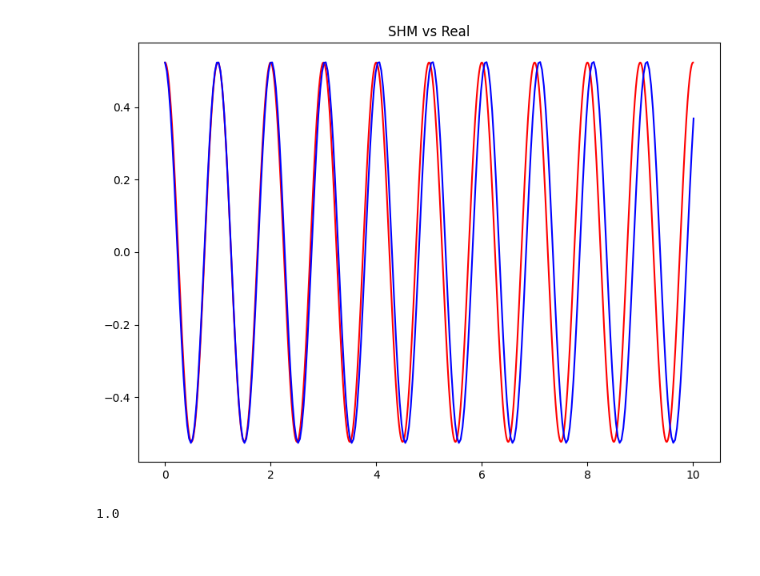
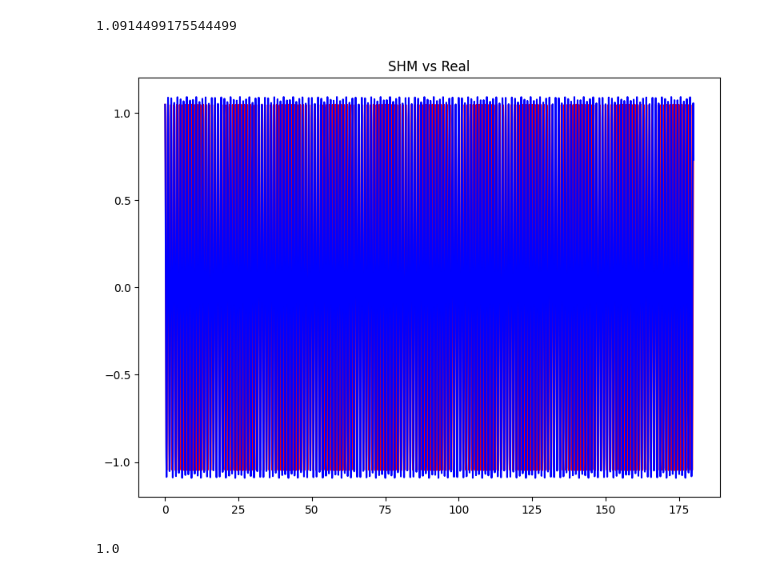
Before and after one commit to k1m-ch1/programming-files, a Jupyter notebook: programming_projects/physics/compare_real_and_shm_pendulum.ipynb, the cells around one changed output. Drawn from its saved outputs; the diff is of its cells as text; code cells hidden in the pictures.

```diff
--- a/programming_projects/physics/compare_real_and_shm_pendulum.ipynb
+++ b/programming_projects/physics/compare_real_and_shm_pendulum.ipynb
@@ -4,43 +4,46 @@ from scipy.integrate import solve_ivp
 import matplotlib.pyplot as plt
 # %%
 domain_min = 0
-domain_max = 10
-theta_zero = np.pi/6
+domain_max = 180
+theta_zero = np.pi/3
 omega = 2*np.pi
 
 
-t = np.linspace(0, 10, 10000)
+t = np.linspace(0, domain_max, 10000)
 y1 = theta_zero * np.cos(omega * t)
 
 def generate_plot(initial, domain_min, domain_max, dt):
     list_of_t = [0]
     list_of_theta = [initial]
     list_of_theta_dot = [0]
     theta_dot = lambda prev_theta, prev_theta_dot: prev_theta_dot - (omega**2)*np.sin(prev_theta)*dt
     theta = lambda prev_theta, theta_dot: prev_theta + theta_dot*dt
     for _ in range(round((domain_max - domain_min)/dt)):
         list_of_t.append(list_of_t[-1]+dt)
         list_of_theta_dot.append(theta_dot(list_of_theta[-1], list_of_theta_dot[-1]))
         list_of_theta.append(theta(list_of_theta[-1], list_of_theta_dot[-1]))
 
     return list_of_t, list_of_theta
 
-list_of_t, list_of_theta = generate_plot(theta_zero, domain_min, domain_max, 35*10**(-3))
+list_of_t, list_of_theta = generate_plot(theta_zero, domain_min, domain_max, 0.1)
 # Create subplots
 fig, axs = plt.subplots(1, 1, figsize=(8, 6))  # 3 rows, 1 column
+
+print(max(list_of_theta))
 
 # Plot data on each subplot
 axs.plot(t, y1, color='r')
 axs.set_title('SHM vs Real')
 axs.plot(list_of_t, list_of_theta, color='b')
 
 # Adjust layout
 plt.tight_layout()
 
 # Show plot
 plt.show()
 # %% [output]
+1.0914499175544499
-[figure, old version]
+[figure, new version]
 # %%
 np.sin(np.pi/2)
 # %% [output]
```
Also changed, not shown: 4 other files.
